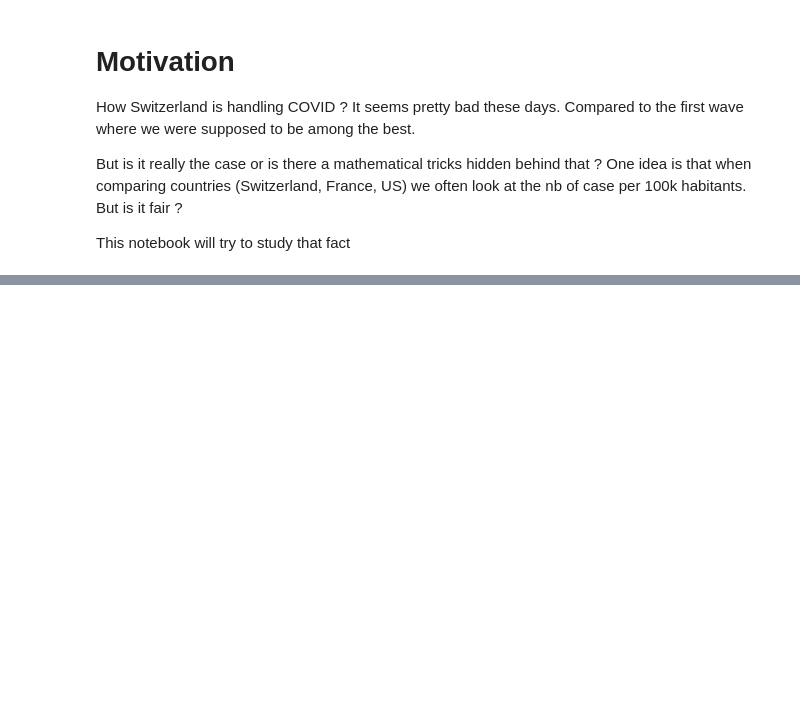
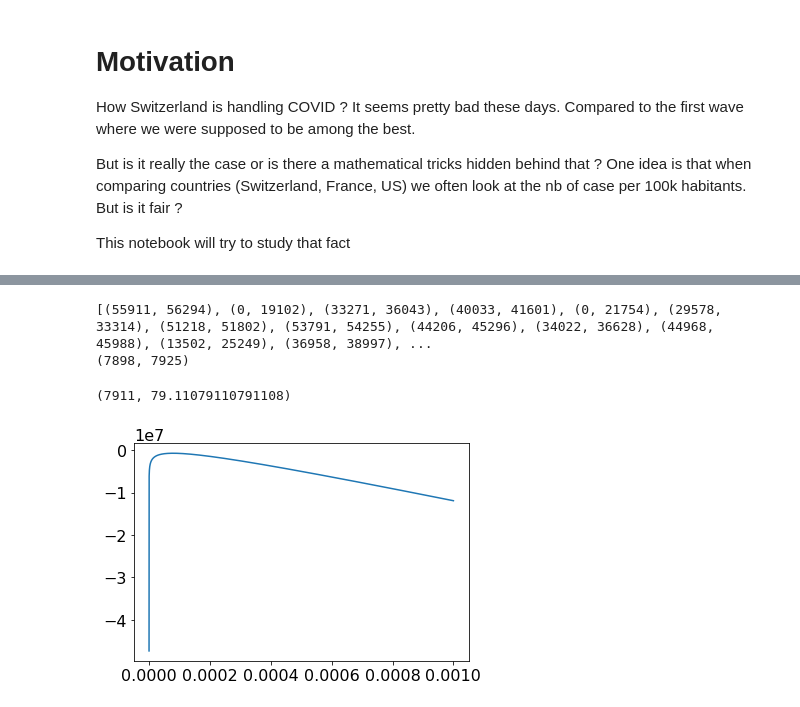
Before and after one commit to ArnaudPannatier/covid-law-of-large-numbers, a Jupyter notebook: covid-law-of-large-numbers.ipynb, the cells around one changed output, grey strips where cells are left out. Cells and saved outputs as stored; diff of their text form; code cells hidden in the pictures; blank space fills up the shorter version.

```diff
--- a/covid-law-of-large-numbers.ipynb
+++ b/covid-law-of-large-numbers.ipynb
@@ -60,0 +65,49 @@ World : 59.23
+# %%
+import scipy.special as sc
+
+new_case = dict(df.groupby("location").last()["new_cases"].dropna())
+sorted_new_case = np.array([new_case[k] for k,v in sorted(total_cases.items(),key =lambda item : item[1])])
+
+
+def loglikelihood(lamb, y, N):
+    return np.array([(y*np.log(l*N)-l*N - sc.gammaln(y+1) ).sum() for l in lamb])
+
+
+def loglikelihood_y(lamb, y, N):
+    return y*np.log(lamb*N)-lamb*N - sc.gammaln(y+1)
+
+
+def filter_at_val(arr, val):
+    mask = arr > (arr.max()-val)
+    idx = np.arange(len(arr))
+    return idx[mask][0], idx[mask][-1]
+
+
+lamb = np.linspace(1e-21, 1e-3, 1e5)
+
+val = 1.92
+
+lgli = loglikelihood(lamb, sorted_new_case,sorted_population)
+
+max_lamb = lamb[np.argmax(lgli)]
+
+y_th = np.logspace(-1, 7, 1e5)
+
+idx = [filter_at_val(loglikelihood_y(max_lamb, y_th, n), 1.92) for n in sorted_population]
+
+low = [y_th[c[0]] for c in idx]
+high = [y_th[c[1]] for c in idx]
+print(idx)
+
+
+print(filter_at_val(lgli, 1.92))
+
+plt.plot(lamb, lgli)
+
+
+np.argmax(lgli), lamb[np.argmax(lgli)]*1e6
+# %% [output]
+[(55911, 56294), (0, 19102), (33271, 36043), (40033, 41601), (0, 21754), (29578, 33314), (51218, 51802), (53791, 54255), (44206, 45296), (34022, 36628), (44968, 45988), (13502, 25249), (36958, 38997), ...
+(7898, 7925)
+(7911, 79.11079110791108)
+[figure, added]
```
Also changed, not shown: parts of 7 cells of this notebook.
